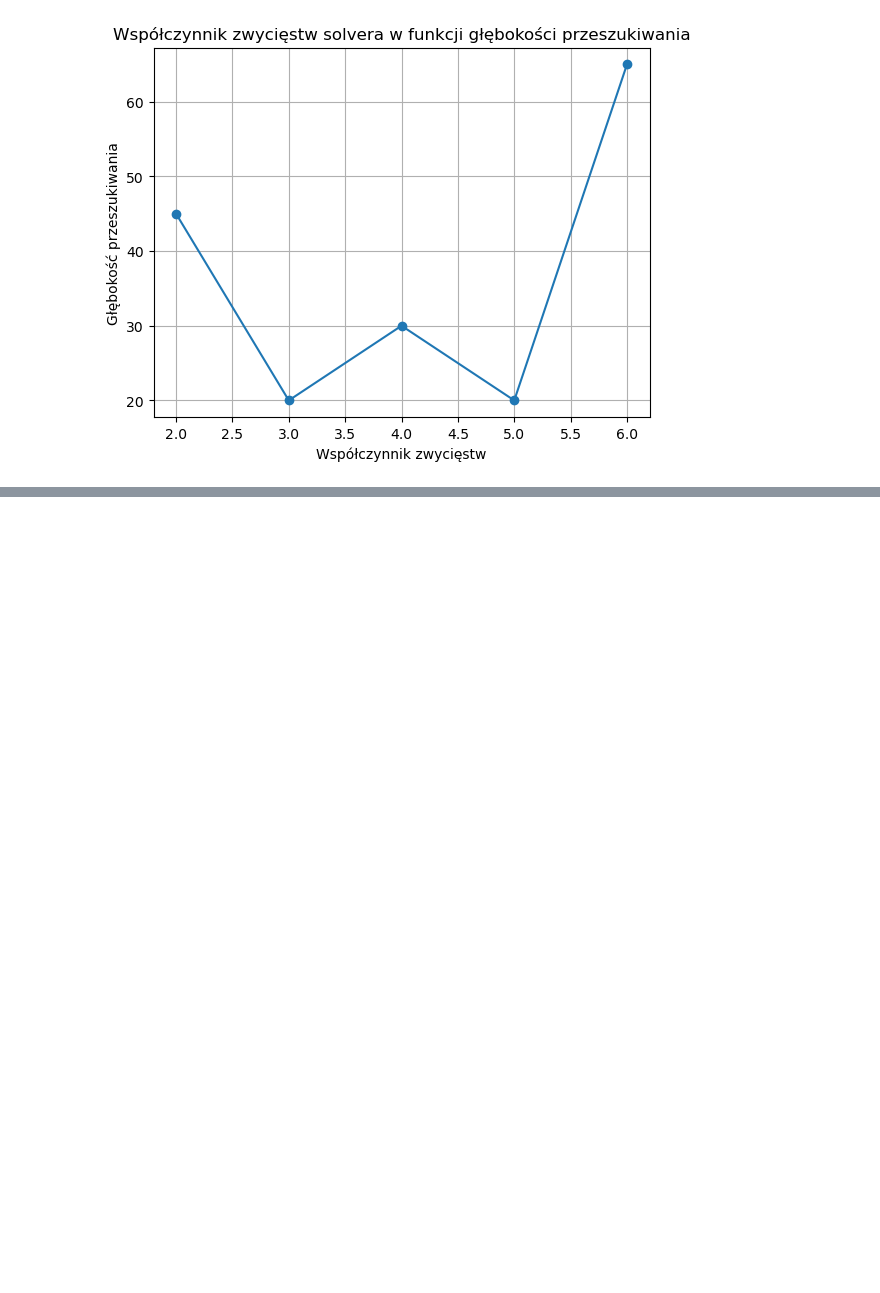
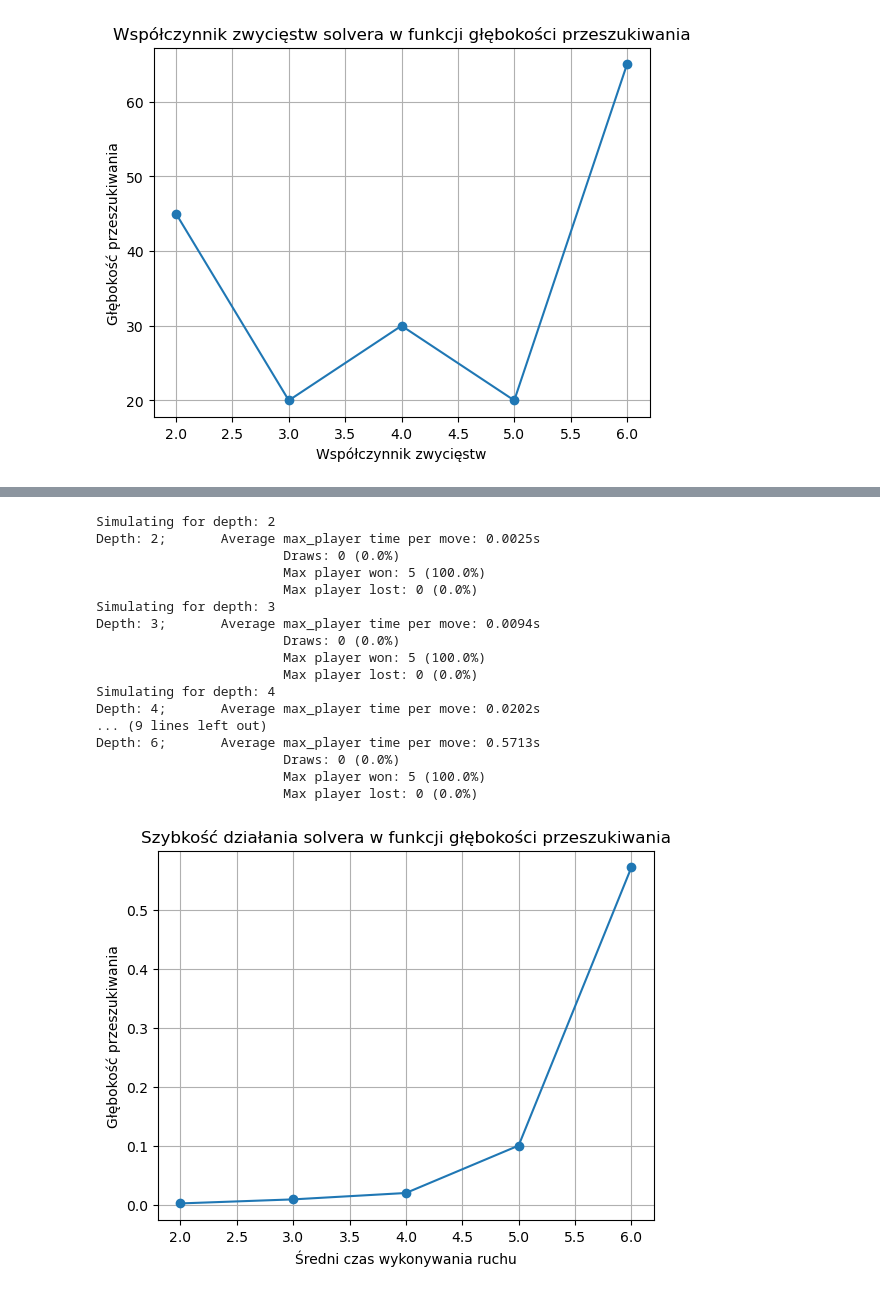
Before and after one commit to psienkie/WSI, a Jupyter notebook: Exercise3/Exercise3.ipynb, the cells around one changed output, grey strips where cells are left out. Saved outputs shown, nothing was run; the diff lists cells and outputs as text; code cells hidden in the pictures; blank space fills up the shorter version.

```diff
--- a/Exercise3/Exercise3.ipynb
+++ b/Exercise3/Exercise3.ipynb
@@ -458,2 +520,21 @@ simulation_and_statistics(ROW_COUNT, COLUMN_COUNT, max_player_type="min-max", mi
 # %%
-simulation_and_statistics(ROW_COUNT, COLUMN_COUNT, max_player_type="alpha-beta", min_player_type="alpha-beta", max_player_heuristic_type=1, min_player_heuristic_type=1, max_player_min_depth=2, max_player_max_depth=6, min_player_depth=3, games_per_depth=1)
+simulation_and_statistics(ROW_COUNT, COLUMN_COUNT, max_player_type="alpha-beta", min_player_type="alpha-beta", max_player_heuristic_type=1, min_player_heuristic_type=1, max_player_min_depth=2, max_player_max_depth=6, min_player_depth=3, games_per_depth=5)
+# %% [output]
+Simulating for depth: 2
+Depth: 2;       Average max_player time per move: 0.0025s
+                        Draws: 0 (0.0%)
+                        Max player won: 5 (100.0%)
+                        Max player lost: 0 (0.0%)
+Simulating for depth: 3
+Depth: 3;       Average max_player time per move: 0.0094s
+                        Draws: 0 (0.0%)
+                        Max player won: 5 (100.0%)
+                        Max player lost: 0 (0.0%)
+Simulating for depth: 4
+Depth: 4;       Average max_player time per move: 0.0202s
+... (9 lines left out)
+Depth: 6;       Average max_player time per move: 0.5713s
+                        Draws: 0 (0.0%)
+                        Max player won: 5 (100.0%)
+                        Max player lost: 0 (0.0%)
+[figure, added]
```
Also changed, not shown: parts of 20 cells of this notebook.
